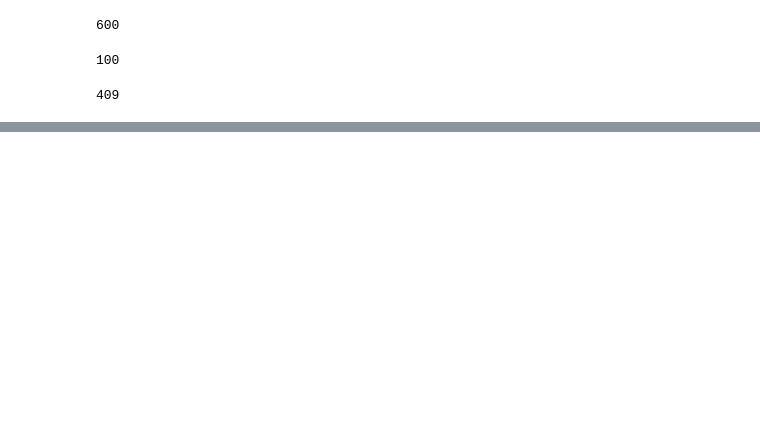
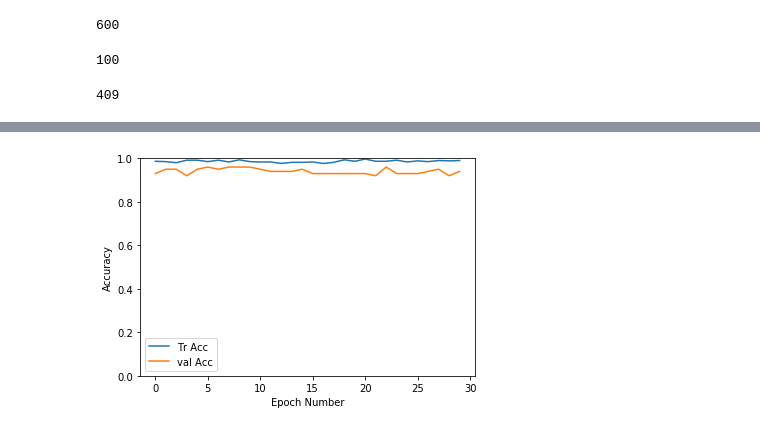
Before and after one commit to trisha025/Image_Classification_TransferLearning, a Jupyter notebook: image_classification.ipynb, the cells around one changed output, grey strips where cells are left out. Cells and saved outputs as stored; diff of their text form; code cells hidden in the pictures; blank space fills up the shorter version.

```diff
--- a/image_classification.ipynb
+++ b/image_classification.ipynb
@@ -84,0 +239,10 @@ test_data = DataLoader(data['test'], batch_size=bs, shuffle=True)
+# %%
+plt.plot(history[:,2:4])
+plt.legend(['Tr Acc', 'val Acc'])
+plt.xlabel('Epoch Number')
+plt.ylabel('Accuracy')
+plt.ylim(0,1)
+plt.savefig(dataset+'_acc_curve.png')
+plt.show()
+# %% [output]
+[figure, added]
```
Also changed, not shown: parts of 21 cells of this notebook.
